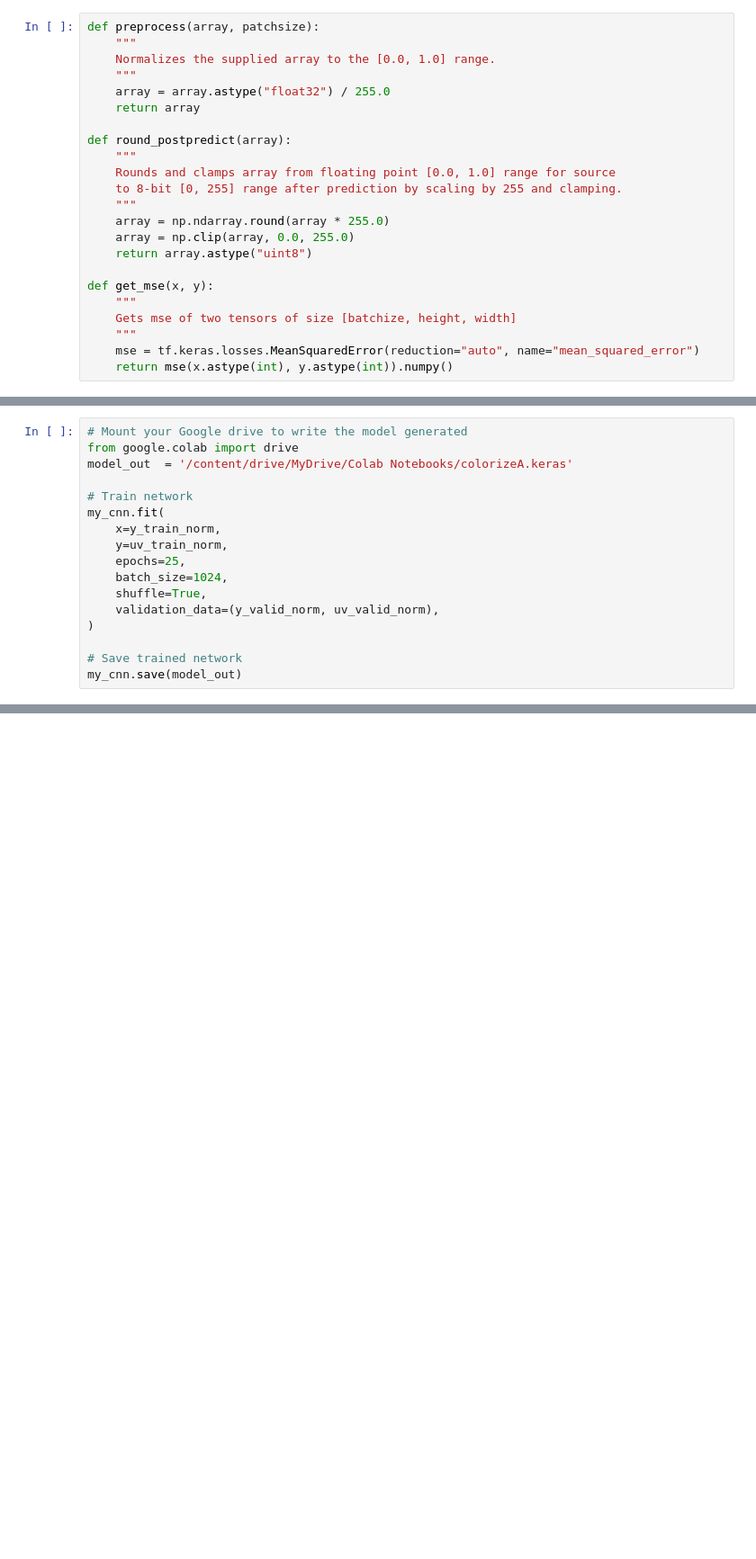
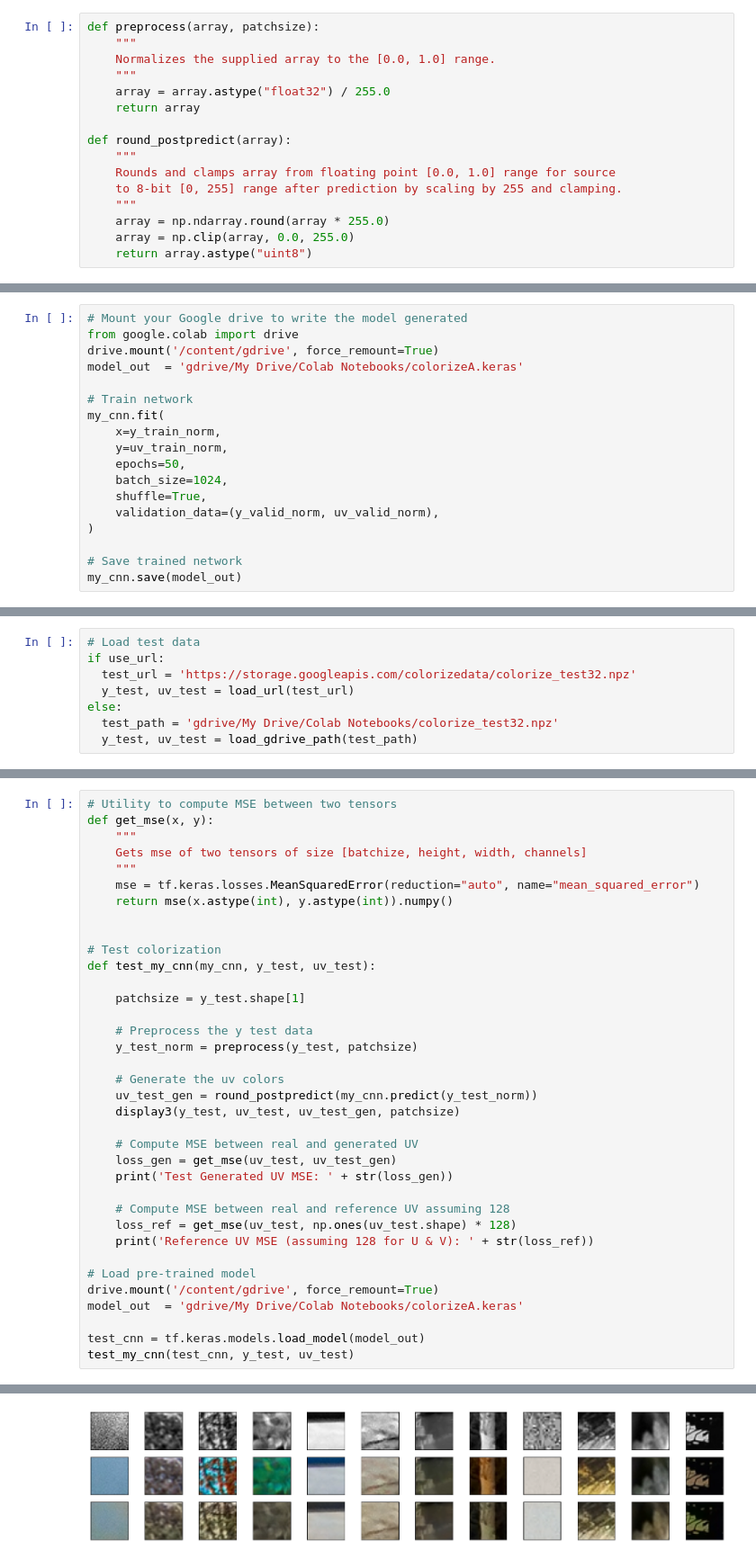
Before and after one commit to sohamazing/colorize, a Jupyter notebook: colorize.ipynb, the cells around one changed output, grey strips where cells are left out. Shown at 90% size. Cells and saved outputs as stored; diff of their text form; blank space fills up the shorter version.

```diff
--- a/colorize.ipynb
+++ b/colorize.ipynb
@@ -268,10 +204,3 @@ def round_postpredict(array):
     array = np.ndarray.round(array * 255.0)
     array = np.clip(array, 0.0, 255.0)
     return array.astype("uint8")
-
-def get_mse(x, y):
-    """
-    Gets mse of two tensors of size [batchize, height, width]
-    """
-    mse = tf.keras.losses.MeanSquaredError(reduction="auto", name="mean_squared_error")
-    return mse(x.astype(int), y.astype(int)).numpy()
@@ -516,13 +449,14 @@ Now that we have our network, let's train it using the noisy data as our input a
 # %%
 # Mount your Google drive to write the model generated
 from google.colab import drive
-model_out  = '/content/drive/MyDrive/Colab Notebooks/colorizeA.keras'
+drive.mount('/content/gdrive', force_remount=True)
+model_out  = 'gdrive/My Drive/Colab Notebooks/colorizeA.keras'
 
 # Train network
 my_cnn.fit(
     x=y_train_norm,
     y=uv_train_norm,
-    epochs=25,
+    epochs=50,
     batch_size=1024,
     shuffle=True,
     validation_data=(y_valid_norm, uv_valid_norm),
@@ -596,0 +491,8 @@ display3(test_data, noisy_test_data, restored_test_data, testpatchsize)
+# %%
+# Load test data
+if use_url:
+  test_url = 'https://storage.googleapis.com/colorizedata/colorize_test32.npz'
+  y_test, uv_test = load_url(test_url)
+else:
+  test_path = 'gdrive/My Drive/Colab Notebooks/colorize_test32.npz'
+  y_test, uv_test = load_gdrive_path(test_path)
@@ -596,0 +501,37 @@ display3(test_data, noisy_test_data, restored_test_data, testpatchsize)
+# %%
+# Utility to compute MSE between two tensors
+def get_mse(x, y):
+    """
+    Gets mse of two tensors of size [batchize, height, width, channels]
+    """
+    mse = tf.keras.losses.MeanSquaredError(reduction="auto", name="mean_squared_error")
+    return mse(x.astype(int), y.astype(int)).numpy()
+
+
+# Test colorization
+def test_my_cnn(my_cnn, y_test, uv_test):
+
+    patchsize = y_test.shape[1]
+
+    # Preprocess the y test data
+    y_test_norm = preprocess(y_test, patchsize)
+
+    # Generate the uv colors
+    uv_test_gen = round_postpredict(my_cnn.predict(y_test_norm))
+    display3(y_test, uv_test, uv_test_gen, patchsize)
+
+    # Compute MSE between real and generated UV
+    loss_gen = get_mse(uv_test, uv_test_gen)
+    print('Test Generated UV MSE: ' + str(loss_gen))
+
+    # Compute MSE between real and reference UV assuming 128
+    loss_ref = get_mse(uv_test, np.ones(uv_test.shape) * 128)
+    print('Reference UV MSE (assuming 128 for U & V): ' + str(loss_ref))
+
+# Load pre-trained model
+drive.mount('/content/gdrive', force_remount=True)
+model_out  = 'gdrive/My Drive/Colab Notebooks/colorizeA.keras'
+
+test_cnn = tf.keras.models.load_model(model_out)
+test_my_cnn(test_cnn, y_test, uv_test)
+# %% [output]
@@ -596,0 +540 @@ display3(test_data, noisy_test_data, restored_test_data, testpatchsize)
+[figure, added]
```
Also changed, not shown: parts of 36 cells of this notebook.
